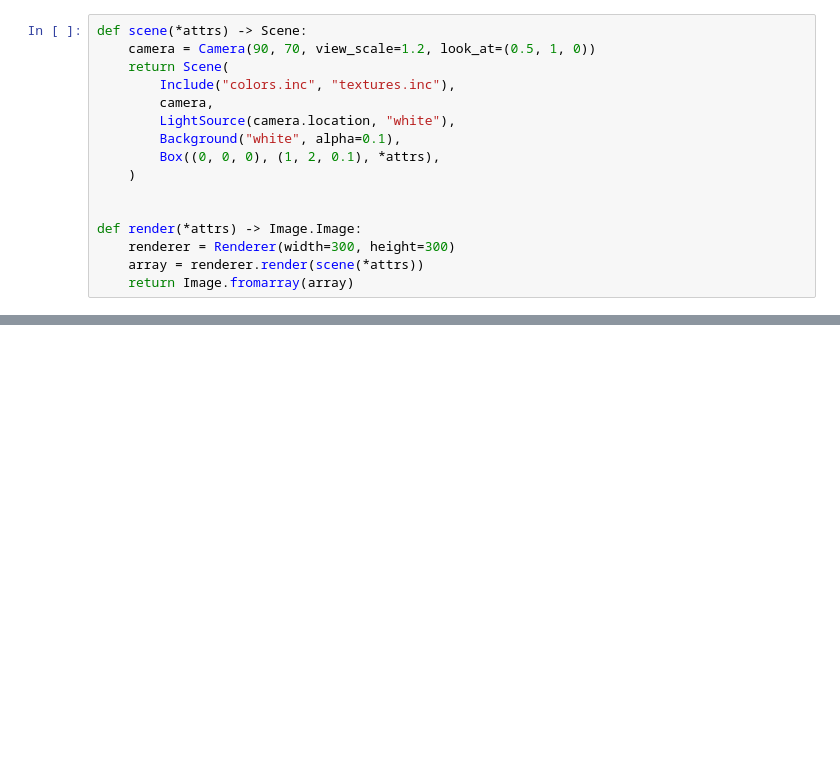
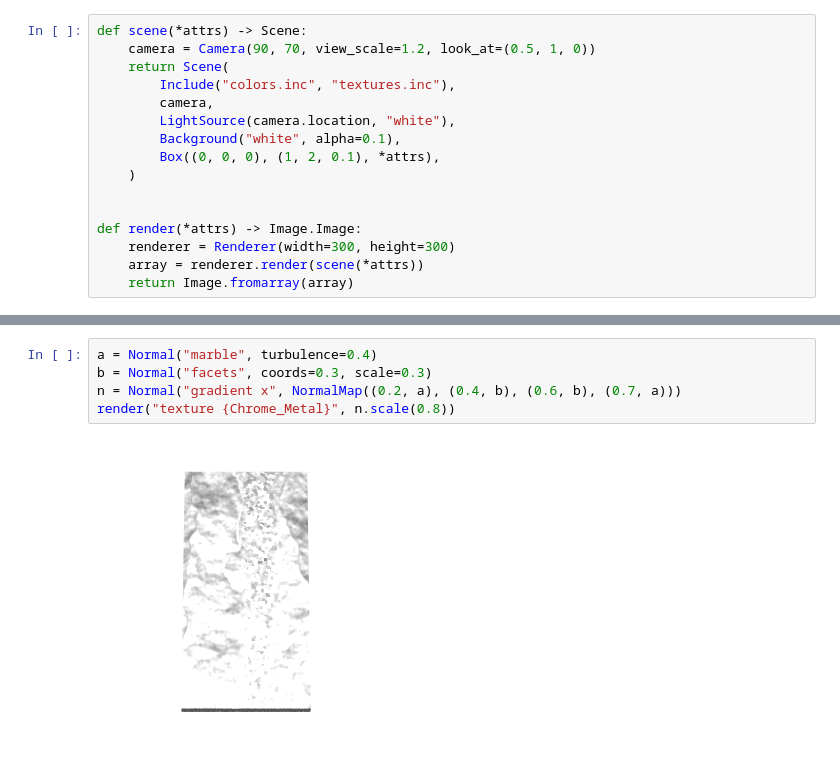
Before and after one commit to daizutabi/fdray, a Jupyter notebook: notebooks/normal.ipynb, the cells around one changed output, grey strips where cells are left out. Drawn from its saved outputs; the diff is of its cells as text; blank space fills up the shorter version.

```diff
--- a/notebooks/normal.ipynb
+++ b/notebooks/normal.ipynb
@@ -120,0 +38,7 @@ Image.fromarray(array)
+# %%
+a = Normal("marble", turbulence=0.4)
+b = Normal("facets", coords=0.3, scale=0.3)
+n = Normal("gradient x", NormalMap((0.2, a), (0.4, b), (0.6, b), (0.7, a)))
+render("texture {Chrome_Metal}", n.scale(0.8))
+# %% [output]
+[figure, added]
```
Also changed, not shown: parts of 4 cells of this notebook, 5 other files.
